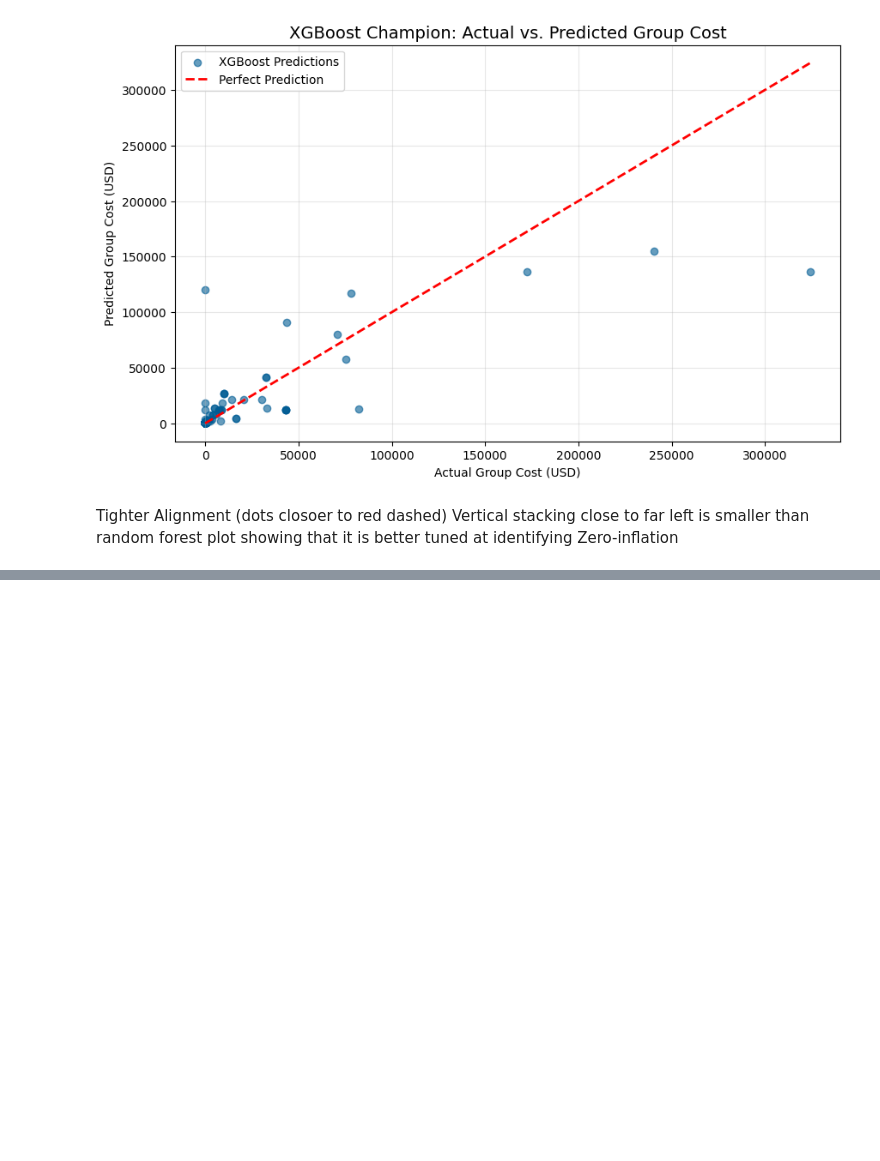
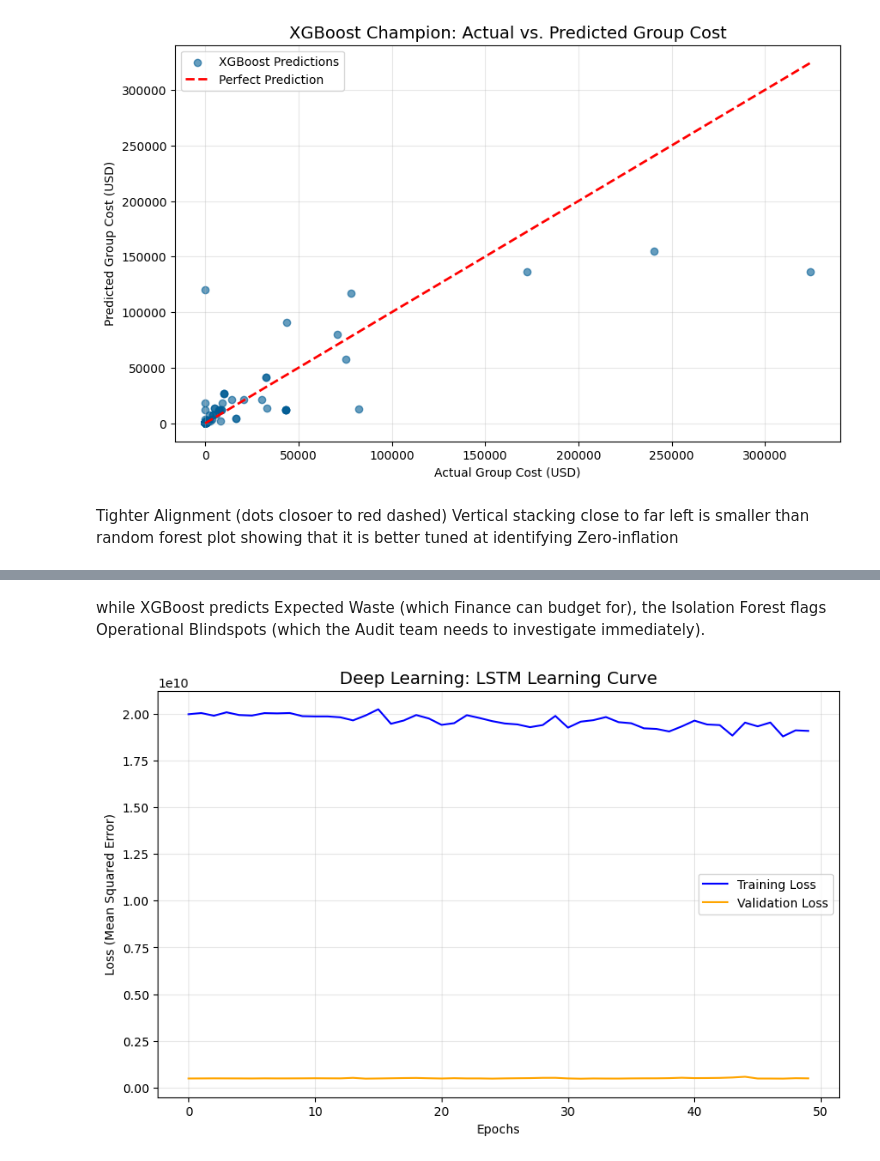
Before and after one commit to ChyTalksTech/Inventory_Write-offs, a Jupyter notebook: Inventory_Write_offs.ipynb, the cells around one changed output, grey strips where cells are left out. Cells and saved outputs as stored; diff of their text form; code cells hidden in the pictures; blank space fills up the shorter version.

```diff
--- a/Inventory_Write_offs.ipynb
+++ b/Inventory_Write_offs.ipynb
@@ -562,0 +570,15 @@ Vertical stacking close to far left is smaller than random forest plot showing t
+# %%
+# LSTM requires input to be 3D
+X_train_lstm = np.reshape(X_train.values, (X_train.shape[0], 1, X_train.shape[1]))
+X_test_lstm = np.reshape(X_test.values, (X_test.shape[0], 1, X_test.shape[1]))
+# %%
+## Build LSTM
+lstm_model = Sequential([
+    LSTM(64, activation='relu', input_shape=(1, X_train.shape[1]), return_sequences=False),
+    Dropout(0.2),
+    Dense(32, activation='relu'),
+    Dense(1) # Predicting the Group Cost
+])
+
+lstm_model.compile(optimizer='adam', loss='mse', metrics=['mae'])
+lstm_model.fit(X_train_lstm, y_train, epochs=50, batch_size=32, verbose=0)
@@ -562,0 +622,25 @@ Vertical stacking close to far left is smaller than random forest plot showing t
+# %% [markdown]
+while XGBoost predicts Expected Waste (which Finance can budget for), the Isolation Forest flags Operational Blindspots (which the Audit team needs to investigate immediately).
+# %%
+# Generate LSTM Learning Curve (Loss Vs Epochs)
+# Re-run this to capture the logs
+history = lstm_model.fit(
+    X_train_lstm,
+    y_train,
+    epochs=50,
+    batch_size=32,
+    validation_split=0.2, # Essential for seeing the 'Validation Loss'
+    verbose=0
+)
+
+plt.figure(figsize=(10, 6))
+plt.plot(history.history['loss'], label='Training Loss', color='blue')
+plt.plot(history.history['val_loss'], label='Validation Loss', color='orange')
+plt.title('Deep Learning: LSTM Learning Curve', fontsize=14)
+plt.ylabel('Loss (Mean Squared Error)')
+plt.xlabel('Epochs')
+plt.legend()
+plt.grid(alpha=0.3)
+plt.show()
+# %% [output]
+[figure, added]
```
Also changed, not shown: parts of 10 cells of this notebook.
